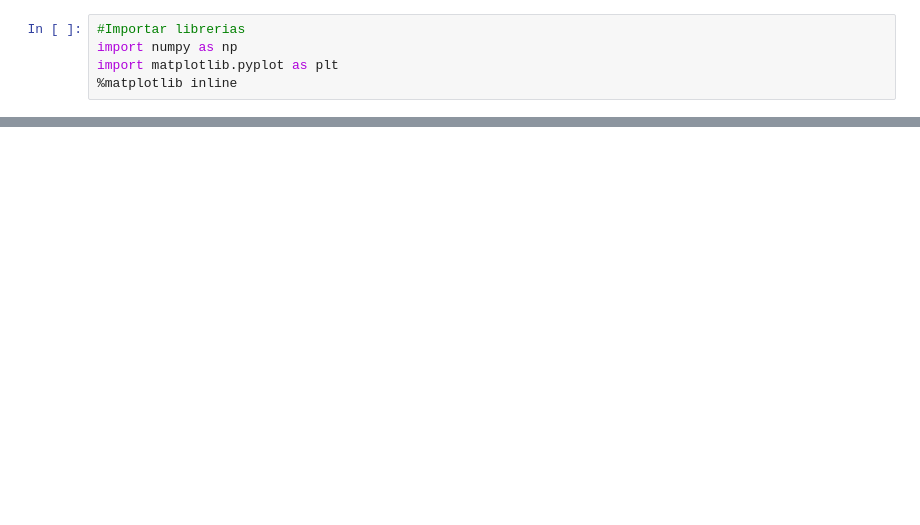
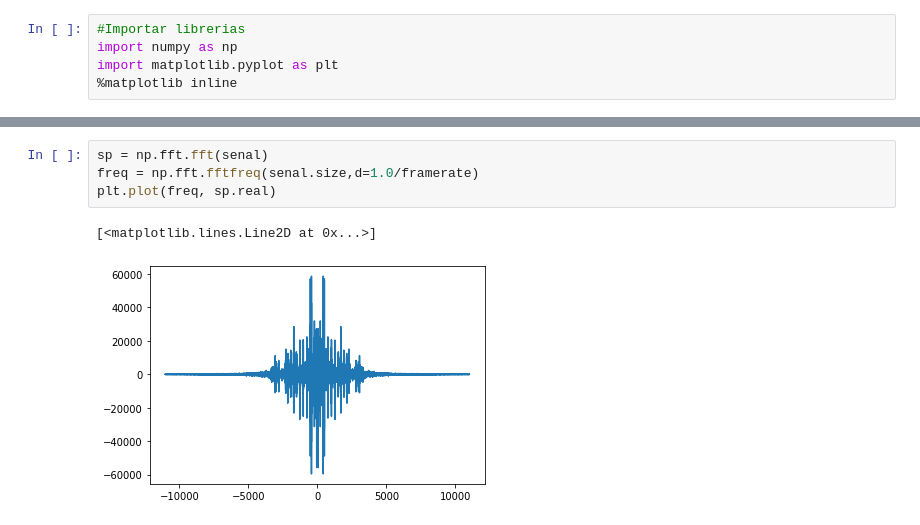
Before and after one commit to cdguarnizo/SCT54_ITM, a Jupyter notebook: Notebooks/02_ModulacionAM_Envolvente.ipynb, the cells around one changed output, grey strips where cells are left out. Saved outputs shown, nothing was run; the diff lists cells and outputs as text; blank space fills up the shorter version.

```diff
--- a/Notebooks/02_ModulacionAM_Envolvente.ipynb
+++ b/Notebooks/02_ModulacionAM_Envolvente.ipynb
@@ -35,0 +96,7 @@ plt.plot(t,venn,'k--')
+# %%
+sp = np.fft.fft(senal)
+freq = np.fft.fftfreq(senal.size,d=1.0/framerate)
+plt.plot(freq, sp.real)
+# %% [output]
+[<matplotlib.lines.Line2D at 0x...>]
+[figure, added]
```
Also changed, not shown: parts of 38 cells of this notebook.
